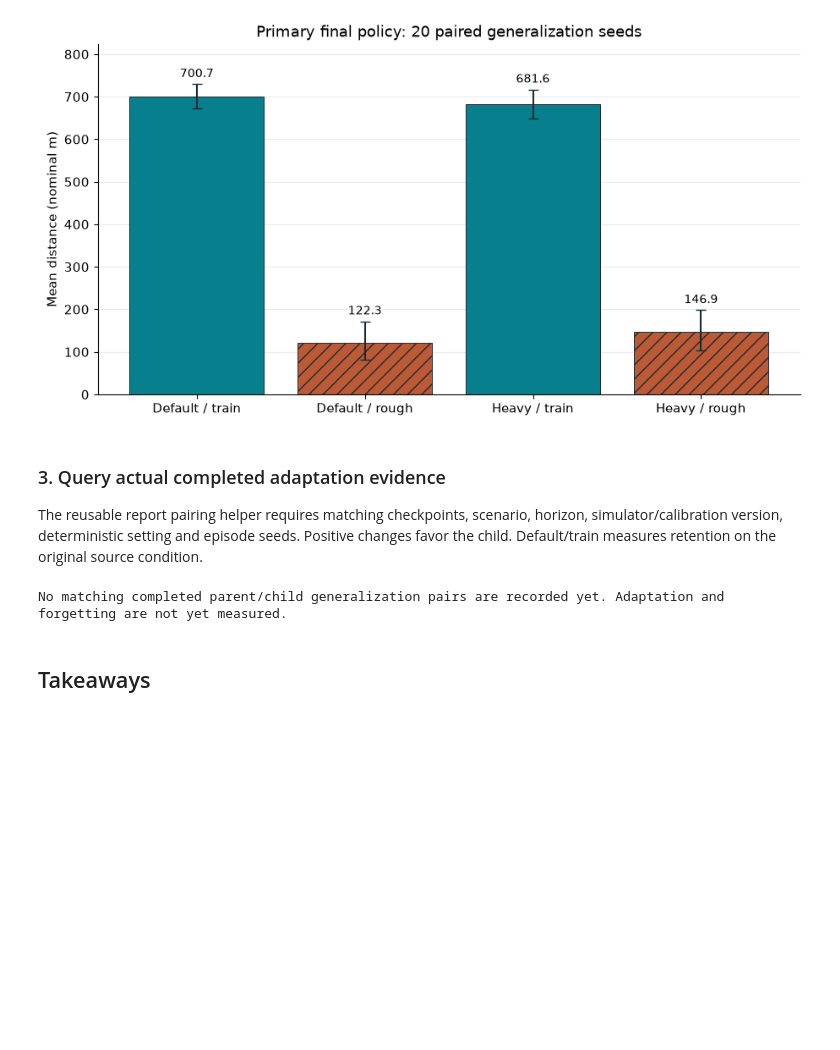
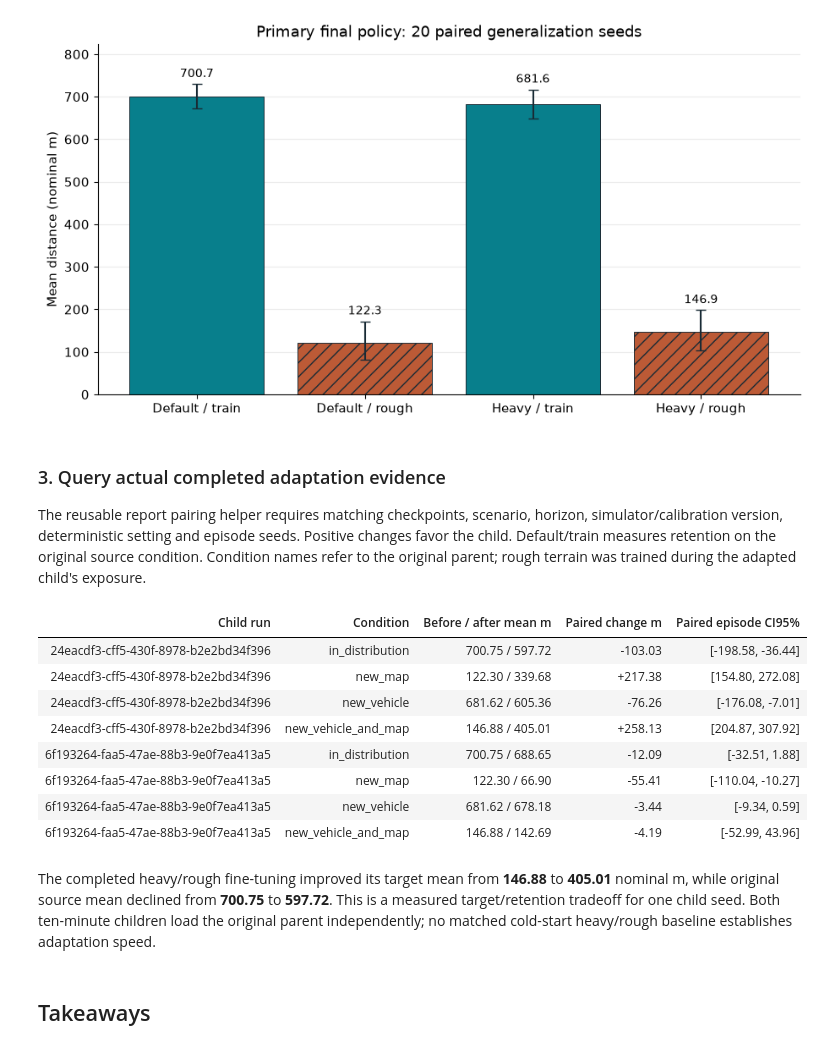
Before and after one commit to TheCyberLocal/gradient-climb, a Jupyter notebook: notebooks/generalization_adaptation.ipynb, the cells around one changed output. Cells and saved outputs as stored; diff of their text form; code cells hidden in the pictures; blank space fills up the shorter version.

```diff
--- a/notebooks/generalization_adaptation.ipynb
+++ b/notebooks/generalization_adaptation.ipynb
@@ -167,7 +182,7 @@ plt.show()
 [figure]
 # %% [markdown]
 ### 3. Query actual completed adaptation evidence
-The reusable report pairing helper requires matching checkpoints, scenario, horizon, simulator/calibration version, deterministic setting and episode seeds. Positive changes favor the child. Default/train measures retention on the original source condition.
+The reusable report pairing helper requires matching checkpoints, scenario, horizon, simulator/calibration version, deterministic setting and episode seeds. Positive changes favor the child. Default/train measures retention on the original source condition. Condition names refer to the original parent; rough terrain was trained during the adapted child's exposure.
 # %%
 records = list_runs(ROOT)
 completed = [r for r in records if r["status"] == "completed"]
@@ -175,34 +190,60 @@ evaluations = [dict(row, run_id=r["run_id"]) for r in completed for row in r["ev
 comparisons = [
     row
     for row in adaptation_comparisons(completed, evaluations)
     if row["parent_training_run"] == PRIMARY
 ]
 if comparisons:
     show_table(
         [
             "Child run",
             "Condition",
             "Before / after mean m",
             "Paired change m",
             "Paired episode CI95%",
         ],
         [
             [
                 row["child_training_run"],
                 row["condition"],
                 f"{row['before_mean']:.2f} / {row['after_mean']:.2f}",
                 f"{row['difference_after_minus_before']['distance_difference']['mean']:+.2f}",
                 f"[{row['difference_after_minus_before']['distance_difference']['ci95_low']:.2f}, {row['difference_after_minus_before']['distance_difference']['ci95_high']:.2f}]",
             ]
             for row in comparisons
         ],
     )
+    target = next(
+        row
+        for row in comparisons
+        if row["child_training_run"] == "24eacdf3-cff5-430f-8978-b2e2bd34f396"
+        and row["condition"] == "new_vehicle_and_map"
+    )
+    retention = next(
+        row
+        for row in comparisons
+        if row["child_training_run"] == target["child_training_run"]
+        and row["condition"] == "in_distribution"
+    )
+    display(
+        Markdown(
+            f"The completed heavy/rough fine-tuning improved its target mean from **{target['before_mean']:.2f}** to **{target['after_mean']:.2f}** nominal m, while original source mean declined from **{retention['before_mean']:.2f}** to **{retention['after_mean']:.2f}**. This is a measured target/retention tradeoff for one child seed. Both ten-minute children load the original parent independently; no matched cold-start heavy/rough baseline establishes adaptation speed."
+        )
+    )
 else:
     print(
         "No matching completed parent/child generalization pairs are recorded yet. Adaptation and forgetting are not yet measured."
     )
 # %% [output]
-No matching completed parent/child generalization pairs are recorded yet. Adaptation and forgetting are not yet measured.
+| Child run | Condition | Before / after mean m | Paired change m | Paired episode CI95% |
+| 24eacdf3-cff5-430f-8978-b2e2bd34f396 | in_distribution | 700.75 / 597.72 | -103.03 | [-198.58, -36.44] |
+| 24eacdf3-cff5-430f-8978-b2e2bd34f396 | new_map | 122.30 / 339.68 | +217.38 | [154.80, 272.08] |
+| 24eacdf3-cff5-430f-8978-b2e2bd34f396 | new_vehicle | 681.62 / 605.36 | -76.26 | [-176.08, -7.01] |
+| 24eacdf3-cff5-430f-8978-b2e2bd34f396 | new_vehicle_and_map | 146.88 / 405.01 | +258.13 | [204.87, 307.92] |
+| 6f193264-faa5-47ae-88b3-9e0f7ea413a5 | in_distribution | 700.75 / 688.65 | -12.09 | [-32.51, 1.88] |
+| 6f193264-faa5-47ae-88b3-9e0f7ea413a5 | new_map | 122.30 / 66.90 | -55.41 | [-110.04, -10.27] |
+| 6f193264-faa5-47ae-88b3-9e0f7ea413a5 | new_vehicle | 681.62 / 678.18 | -3.44 | [-9.34, 0.59] |
+| 6f193264-faa5-47ae-88b3-9e0f7ea413a5 | new_vehicle_and_map | 146.88 / 142.69 | -4.19 | [-52.99, 43.96] |
+The completed heavy/rough fine-tuning improved its target mean from **146.88** to **405.01** nominal m, while original source mean declined from **700.75** to **597.72**. This is a measured target/retention tradeoff for one child seed. Both ten-minute children load the original parent independently; no matched cold-start heavy/rough baseline establishes adaptation speed.
 # %% [markdown]
 ## Takeaways
 # %%
```
Also changed, not shown: parts of 1 cell of this notebook, 44 other files.
